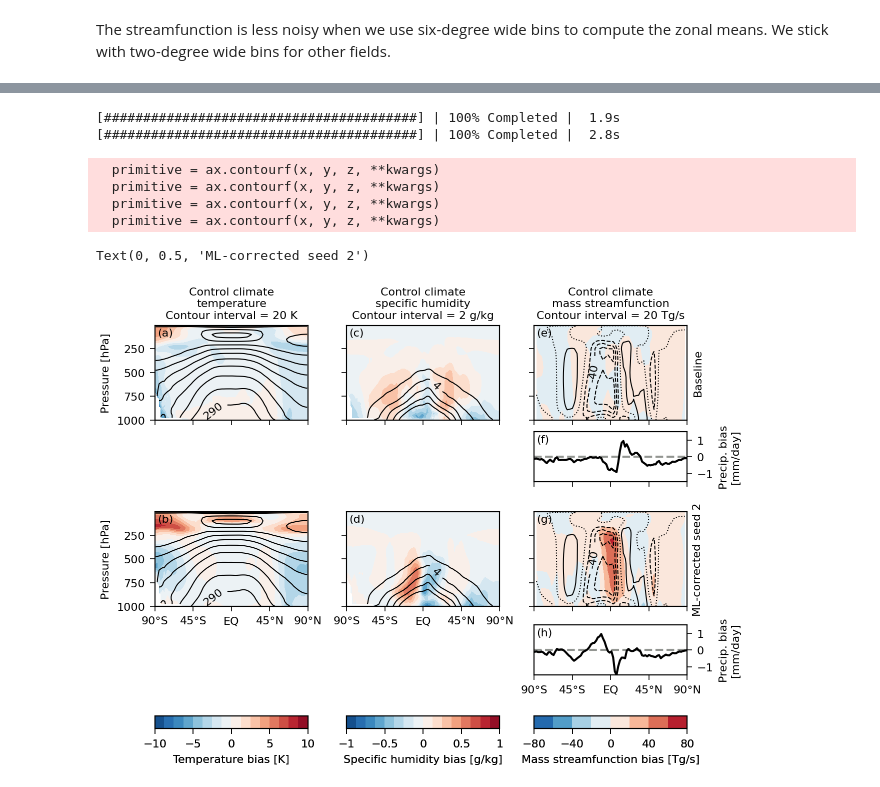
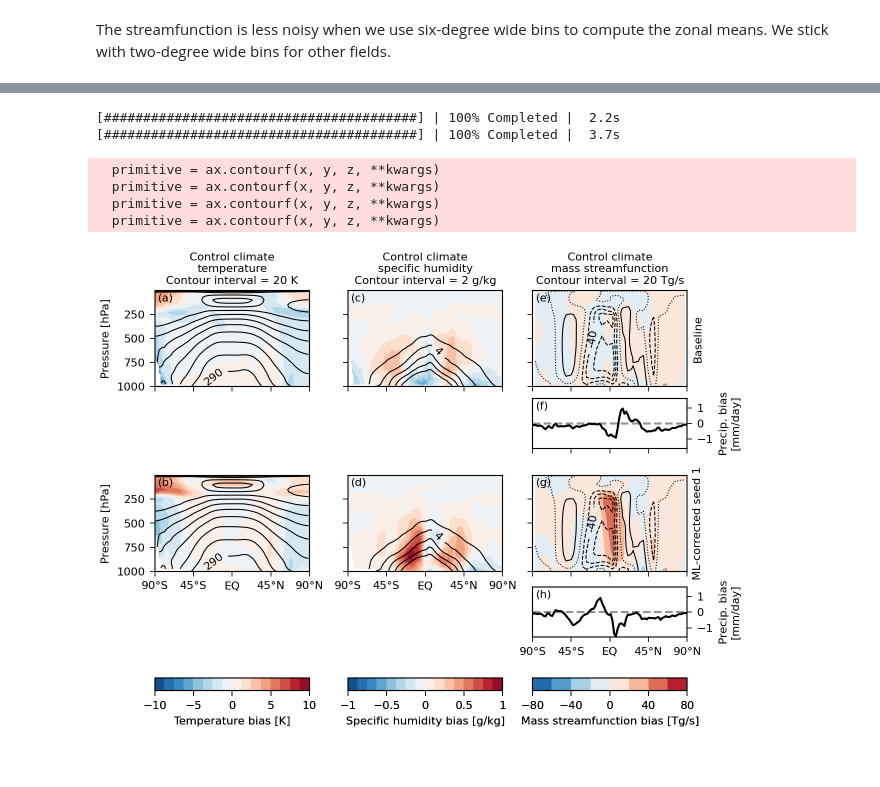
Before and after one commit to ai2cm/nudge-to-fine-25km-manuscript-workflow, a Jupyter notebook: notebooks/figure-13.ipynb, the cells around one changed output, grey strips where cells are left out. Drawn from its saved outputs; the diff is of its cells as text; code cells hidden in the pictures; blank space fills up the shorter version.

```diff
--- a/notebooks/figure-13.ipynb
+++ b/notebooks/figure-13.ipynb
@@ -15,7 +15,7 @@ import plotting
 # %%
 plotting.configure_style()
 # %%
-URL = "gs://vcm-ml-experiments/spencerc/2022-05-25-n2f-25-km/post-processed-data.zarr"
+URL = "gs://vcm-ml-experiments/spencerc/2022-07-13-n2f-25-km/post-processed-data-five-years-updated.zarr"
 mapper = fsspec.get_mapper(URL)
 ds = xr.open_zarr(mapper)
 grid = vcm.catalog.catalog["grid/c48"].to_dask()
@@ -55,7 +55,7 @@ zonal_mean_precip = vcm.zonal_average_approximate(grid.lat, annual_mean_precip,
 precip_bias = zonal_mean_precip - zonal_mean_precip.sel(configuration="Fine resolution (year two)")
 precip_bias = precip_bias.rename({"lat": " "})
 # %%
-CONFIGURATIONS = ["Baseline", "ML-corrected seed 2", "Fine resolution (year two)"]
+CONFIGURATIONS = ["Baseline", "ML-corrected seed 1", "Fine resolution (year two)"]
 # %%
 with dask.diagnostics.ProgressBar():
     two_degree_full = two_degree_zonal_mean.sel(climate="Unperturbed", configuration=CONFIGURATIONS).mean("time").compute()
@@ -77,8 +73,8 @@ with dask.diagnostics.ProgressBar():
     zonal_mean_precip = zonal_mean_precip.sel(climate="Unperturbed", configuration=CONFIGURATIONS).mean("time").compute()
     precip_bias = precip_bias.sel(climate="Unperturbed", configuration=CONFIGURATIONS).mean("time").compute()
 # %% [output]
-[########################################] | 100% Completed |  1.9s
-[########################################] | 100% Completed |  2.8s
+[########################################] | 100% Completed |  2.2s
+[########################################] | 100% Completed |  3.7s
 # %%
 # Proplot workaround for all black contours
 black = matplotlib.colors.ListedColormap(["#000000"])
@@ -111,7 +107,7 @@ cs = two_degree_full.air_temperature.sel(configuration="Fine resolution (year tw
     linewidth=linewidth
 )
 axes[0].clabel(cs, levels=[290], fmt="%d")
-p1 = two_degree_bias.air_temperature.sel(configuration="ML-corrected seed 2").plot.contourf(
+p1 = two_degree_bias.air_temperature.sel(configuration="ML-corrected seed 1").plot.contourf(
     ax=axes[3],
     x=x_coord,
     y="pressure",
@@ -155,7 +151,7 @@ cs = (G_PER_KG * two_degree_full.specific_humidity).sel(configuration="Fine reso
 )
 axes[1].clabel(cs, levels=[4], fmt="%d")
 
-p2 = (G_PER_KG * two_degree_bias.specific_humidity).sel(configuration="ML-corrected seed 2").plot.contourf(
+p2 = (G_PER_KG * two_degree_bias.specific_humidity).sel(configuration="ML-corrected seed 1").plot.contourf(
     ax=axes[4],
     x=x_coord,
     y="pressure",
@@ -201,13 +197,13 @@ axes[2].clabel(cs, levels=[-40], fmt="%d")
 px1 = axes[2].panel_axes("bottom", width=0.5, pad=0)
 px1.axhline(0, ls="--", color="gray")
 (SECONDS_PER_DAY * precip_bias.total_precipitation_rate).sel(configuration="Baseline").plot(ax=px1, x=x_coord, color="k")
-px1.set_ylim(-1.5, 1.5)
+px1.set_ylim(-1.6, 1.6)
 px1.set_title("")
 px1.yaxis.tick_right()
 px1.yaxis.set_label_position("right")
 px1.set_ylabel("Precip. bias\n[mm/day]")
 
-p3 = six_degree_bias.streamfunction.sel(configuration="ML-corrected seed 2").plot.contourf(
+p3 = six_degree_bias.streamfunction.sel(configuration="ML-corrected seed 1").plot.contourf(
     ax=axes[5],
     x=x_coord,
     y="pressure",
@@ -230,8 +226,8 @@ axes[5].clabel(cs, levels=[-40], fmt="%d")
 
 px2 = axes[5].panel_axes("bottom", width=0.5, pad=0)
 px2.axhline(0, ls="--", color="gray")
-(SECONDS_PER_DAY * precip_bias.total_precipitation_rate).sel(configuration="ML-corrected seed 2").plot(ax=px2, x=x_coord, color="k")
-px2.set_ylim(-1.5, 1.5)
+(SECONDS_PER_DAY * precip_bias.total_precipitation_rate).sel(configuration="ML-corrected seed 1").plot(ax=px2, x=x_coord, color="k")
+px2.set_ylim(-1.6, 1.6)
 px2.set_title("")
 px2.set_xlabel(" ")
 px2.yaxis.tick_right()
@@ -266,33 +262,32 @@ for ax, letter in zip([axes[2], axes[5]], string.ascii_lowercase):
 
 axes[0].annotate(f"(a)", xy=(0, 1), xytext=(2, -2), va="top", xycoords="axes fraction", textcoords="offset points")
 axes[1].annotate(f"(c)", xy=(0, 1), xytext=(2, -2), va="top", xycoords="axes fraction", textcoords="offset points")
 axes[2].annotate(f"(e)", xy=(0, 1), xytext=(2, -2), va="top", xycoords="axes fraction", textcoords="offset points")
 axes[3].annotate(f"(b)", xy=(0, 1), xytext=(2, -2), va="top", xycoords="axes fraction", textcoords="offset points")
 axes[4].annotate(f"(d)", xy=(0, 1), xytext=(2, -2), va="top", xycoords="axes fraction", textcoords="offset points")
 axes[5].annotate(f"(g)", xy=(0, 1), xytext=(2, -2), va="top", xycoords="axes fraction", textcoords="offset points")
 px1.annotate(f"(f)", xy=(0, 1), xytext=(2, -2), va="top", xycoords="axes fraction", textcoords="offset points")
 px2.annotate(f"(h)", xy=(0, 1), xytext=(2, -2), va="top", xycoords="axes fraction", textcoords="offset points")
 
 axes[0].set_title("Control climate\ntemperature\nContour interval = 20 K")
 axes[1].set_title("Control climate\nspecific humidity\nContour interval = 2 g/kg")
 axes[2].set_title("Control climate\nmass streamfunction\nContour interval = 20 Tg/s")
 
 for ax in [axes[1], axes[2], axes[4], axes[5]]:
     ax.set_ylabel("")
     ax.set_yticklabels([])
 
 axes[2].yaxis.set_label_position("right")
 axes[2].set_ylabel("Baseline")
 
 axes[5].yaxis.set_label_position("right")
-axes[5].set_ylabel("ML-corrected seed 2")
+axes[5].set_ylabel("ML-corrected seed 1")
 
 fig.savefig("figures/figure-13.png", dpi=200)
 fig.savefig("figures/figure-13.pdf")
 # %% [output]
   primitive = ax.contourf(x, y, z, **kwargs)
   primitive = ax.contourf(x, y, z, **kwargs)
   primitive = ax.contourf(x, y, z, **kwargs)
   primitive = ax.contourf(x, y, z, **kwargs)
-Text(0, 0.5, 'ML-corrected seed 2')
-[figure, old version]
+[figure, new version]
```
Also changed, not shown: parts of 1 cell of this notebook, 26 other files.
